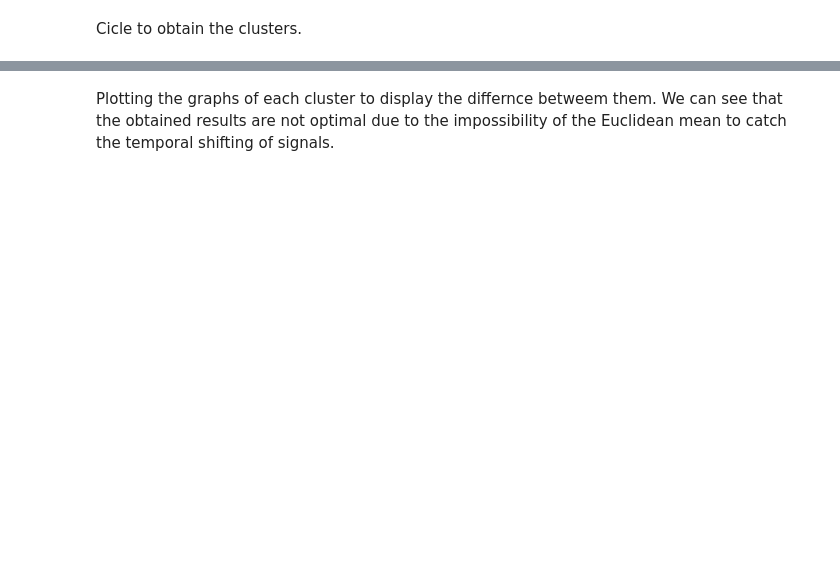
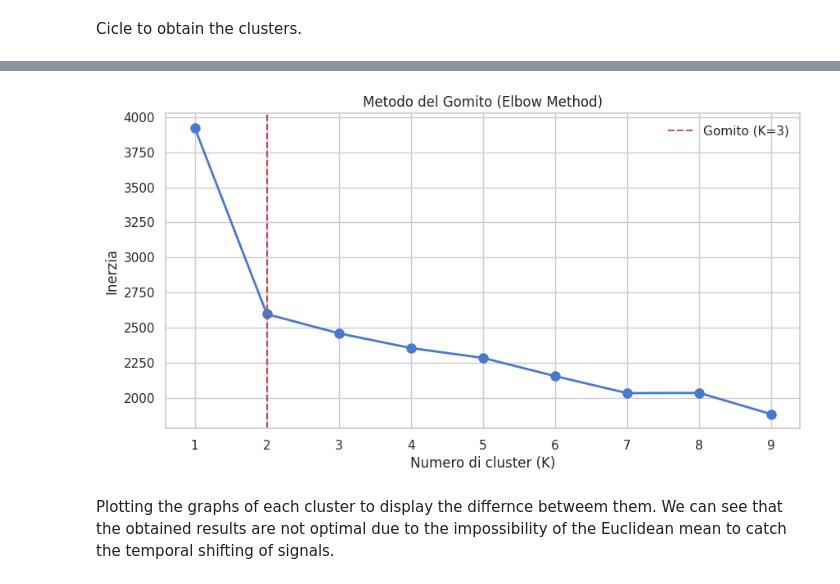
Before and after one commit to Maurizio19hub/ECG_ML, a Jupyter notebook: heartbeat.ipynb, the cells around one changed output, grey strips where cells are left out. Saved outputs shown, nothing was run; the diff lists cells and outputs as text; code cells hidden in the pictures; blank space fills up the shorter version.

```diff
--- a/heartbeat.ipynb
+++ b/heartbeat.ipynb
@@ -5,9 +37,5 @@ To transport data into numpy we use a library called sktime beacause the dataset
 # %%
-import matplotlib.pyplot as plt
-import numpy as np
-from sktime.datasets import load_from_tsfile
-
-K = 5
+K = 10
 N_ITER = 10
 
 x_train, y_train = load_from_tsfile(
@@ -61,15 +111,47 @@ Cicle to obtain the clusters.
 def dist(diff):
     return np.sqrt(np.sum(diff**2, axis=1))
 
-for num_iterations in range(N_ITER):
-    old_representatives = representatives.copy()
-    labels = np.zeros(x_train.shape[0], dtype=int)
-    for i in range(x_train.shape[0]):
-        labels[i] = np.argmin(dist(representatives-x_train[i]))
+def kMeans(K_k, rrepresentatives):
+    inertia = 0.0
+    for num_iterations in range(N_ITER):
+        old_representatives = rrepresentatives.copy()
+        labels = np.zeros(x_train.shape[0], dtype=int)
+        current_inertia = 0.0
+        for i in range(x_train.shape[0]):
+            distances = dist(rrepresentatives-x_train[i])
+            labels[i] = np.argmin(distances)
+            min_distance = distances[labels[i]]
+            current_inertia += min_distance
 
-    for k in range(K):
-        cluster_points = x_train[labels==k]
-        if len(cluster_points) > 0:
-            representatives[k] = np.mean(cluster_points, axis=0)
-    if np.all(old_representatives == representatives):
-        print(f"Convergence achieved after {num_iterations} iterations!!!")
+        for k in range(K_k):
+            cluster_points = x_train[labels==k]
+            if len(cluster_points) > 0:
+                rrepresentatives[k] = np.mean(cluster_points, axis=0)
+
+        inertia = current_inertia
+
+        if np.all(old_representatives == rrepresentatives):
+            print(f"Convergence achieved after {num_iterations} iterations!!!")
+
+    return labels, rrepresentatives, inertia
+
+inertia_vec = []
+for K_k in range(1, K):
+    representatives_index = rng.choice(x_train.shape[0], size=K_k, replace=False)
+    representatives = x_train[representatives_index].copy()
+    _, _, inertia = kMeans(K_k, representatives)
+    inertia_vec.append(inertia)
+
+plt.figure(figsize=(10, 5))
+plt.plot(range(1, K), inertia_vec, 'o-', linewidth=2, markersize=8)
+plt.axvline(x=2, color='r', linestyle='--', label='Gomito (K=3)')
+plt.xlabel('Numero di cluster (K)')
+plt.ylabel('Inerzia')
+plt.title('Metodo del Gomito (Elbow Method)')
+plt.xticks(range(1, K))
+plt.legend()
+plt.grid(True)
+plt.show()
+
+K = 2
+# %% [output]
@@ -76,3 +178,4 @@ for num_iterations in range(N_ITER):
+[figure, added]
 # %% [markdown]
 Plotting the graphs of each cluster to display the differnce betweem them. We can see that the obtained results are not optimal due to the impossibility of the Euclidean mean to catch the temporal shifting of signals.
 # %%
```
Also changed, not shown: parts of 18 cells of this notebook.
